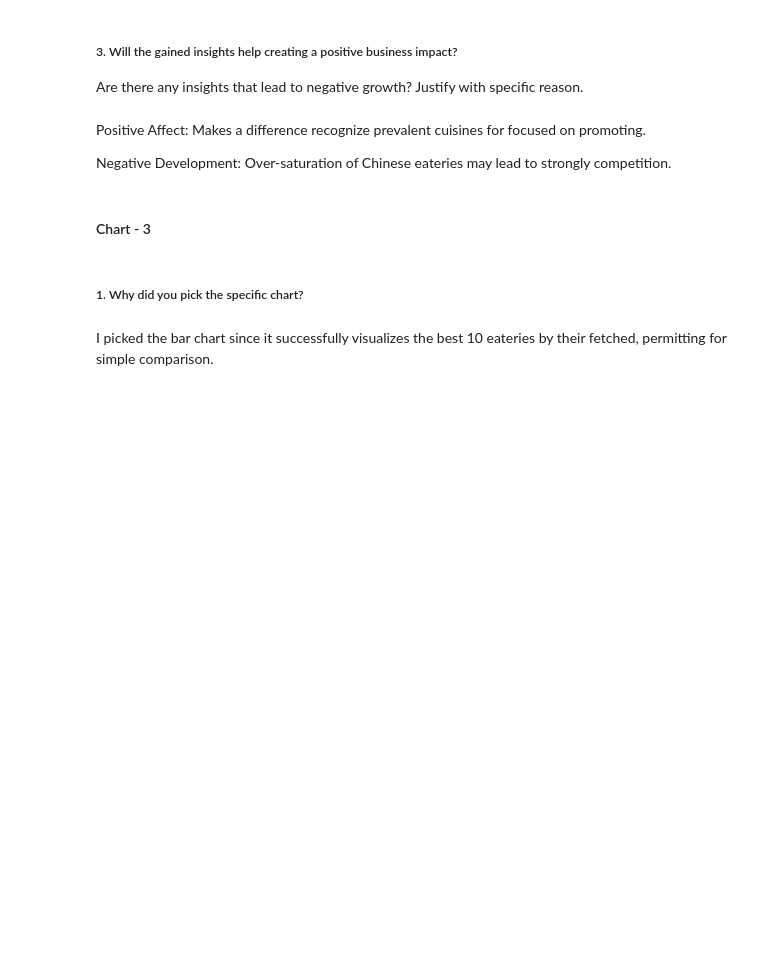
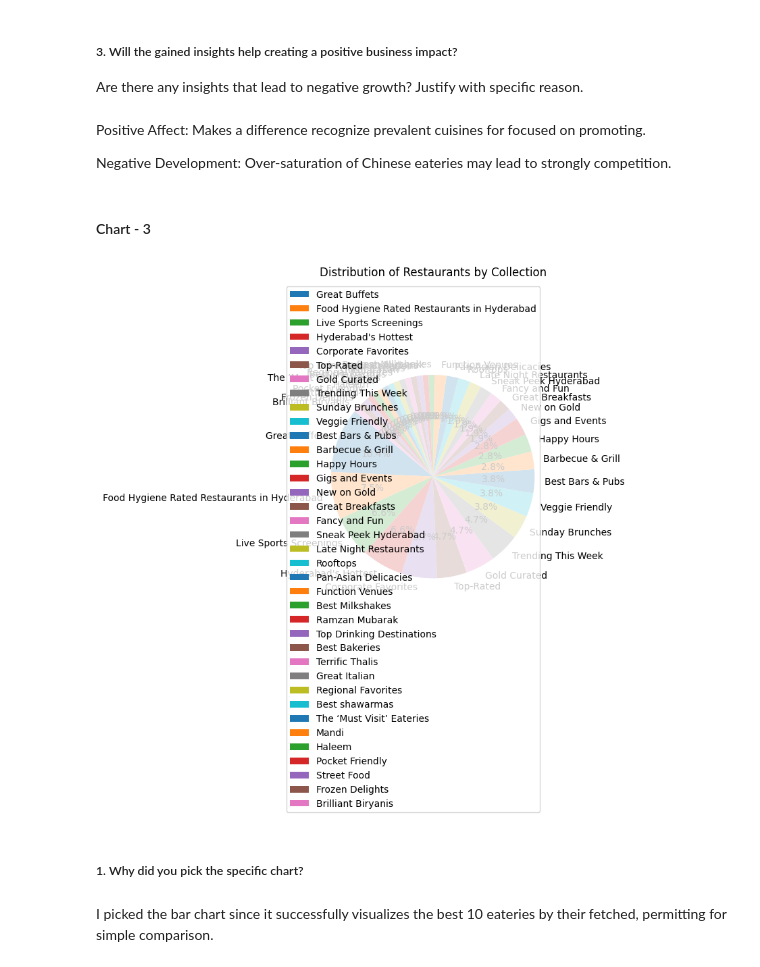
Before and after one commit to rauman43/Zomato-Restaurant-Clustering, a Jupyter notebook: Copy_of_Zomato_Restaurant_Analysis.ipynb, the cells around one changed output. Saved outputs shown, nothing was run; the diff lists cells and outputs as text; code cells hidden in the pictures; blank space fills up the shorter version.

```diff
--- a/Copy_of_Zomato_Restaurant_Analysis.ipynb
+++ b/Copy_of_Zomato_Restaurant_Analysis.ipynb
@@ -257,6 +437,5 @@ remove_outlier(meta_df_1,'Cost')
 # %%
-# merging both data frame
-meta_df_1.rename(columns={'Name' : 'Restaurant'})
-merged_df = meta_df_1.merge(review_df_2, on = 'Restaurant')
+meta_df_1 = meta_df_1.rename(columns = {'Name':'Restaurant'})
+merged_df = pd.merge(meta_df_1,review_df_2, on='Restaurant')
 # %%
 merged_df
@@ -351,3 +535,18 @@ plt.show()
+# %%
+# Chart 3 visualization code
+collection_counts = meta_df_1['Collections'].str.split(', ', expand=True).stack().value_counts()
+
+# Pie chart
+plt.figure(figsize=(8, 8))
+plt.pie(collection_counts, labels=collection_counts.index, autopct='%1.1f%%', startangle=140)
+plt.gca().set_aspect("equal")
+plt.title('Distribution of Restaurants by Collection')
+plt.axis('equal')
+plt.legend(collection_counts.index, loc='best')
+plt.tight_layout()
+plt.show()
+# %% [output]
+[figure, added]
 # %% [markdown]
 ##### 1. Why did you pick the specific chart?
 # %% [markdown]
```
Also changed, not shown: parts of 38 cells of this notebook.
